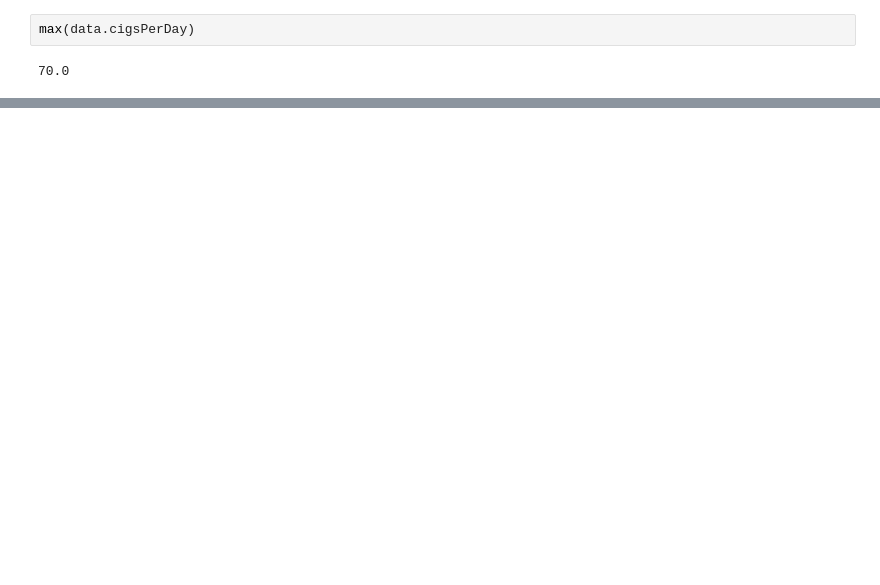
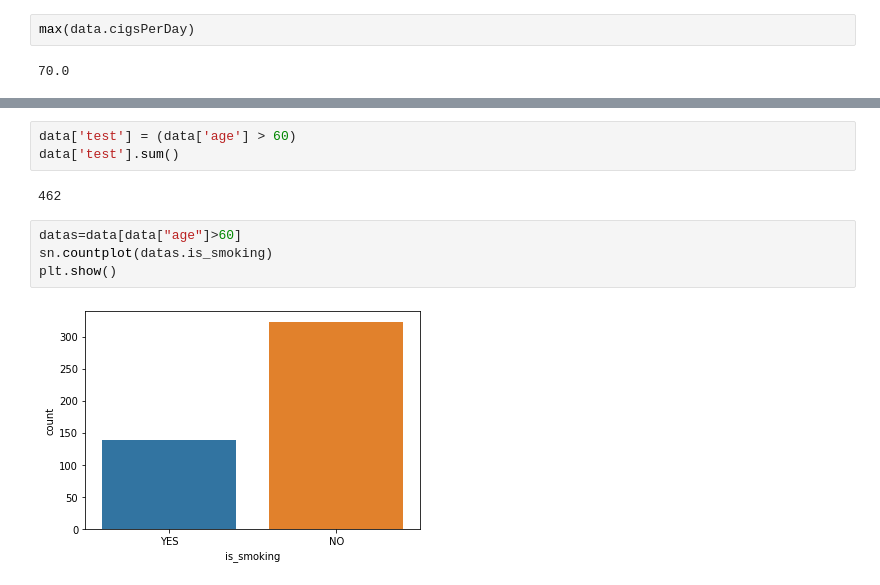
Before and after one commit to razsahil/cardiovascular_risk-analysis, a Jupyter notebook: EDA_PROJECT_.ipynb, the cells around one changed output, grey strips where cells are left out. Drawn from its saved outputs; the diff is of its cells as text; blank space fills up the shorter version.

```diff
--- a/EDA_PROJECT_.ipynb
+++ b/EDA_PROJECT_.ipynb
@@ -143,0 +149,11 @@ sn.countplot(x='is_smoking',data = data,hue='prevalentStroke')
+# %%
+data['test'] = (data['age'] > 60)
+data['test'].sum()
+# %% [output]
+462
+# %%
+datas=data[data["age"]>60]
+sn.countplot(datas.is_smoking)
+plt.show()
+# %% [output]
+[figure, added]
```
Also changed, not shown: parts of 29 cells of this notebook.
